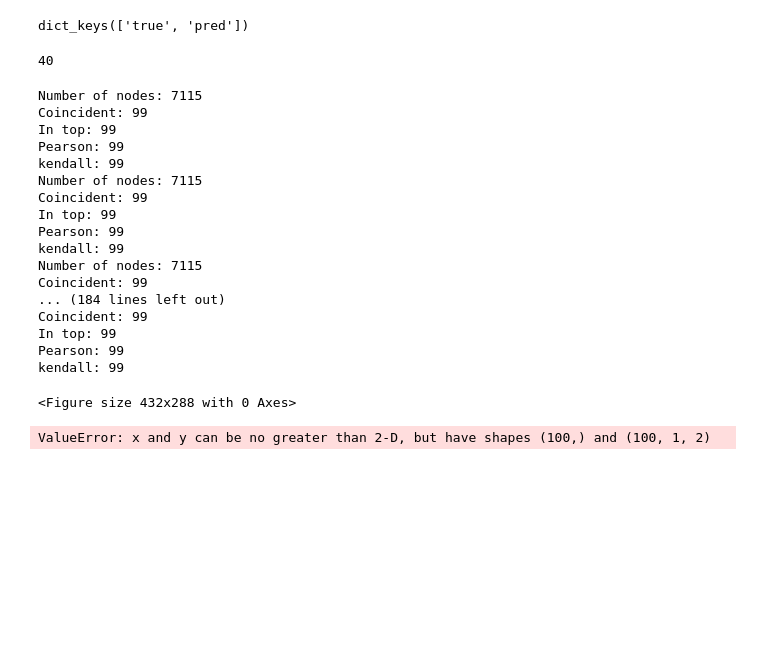
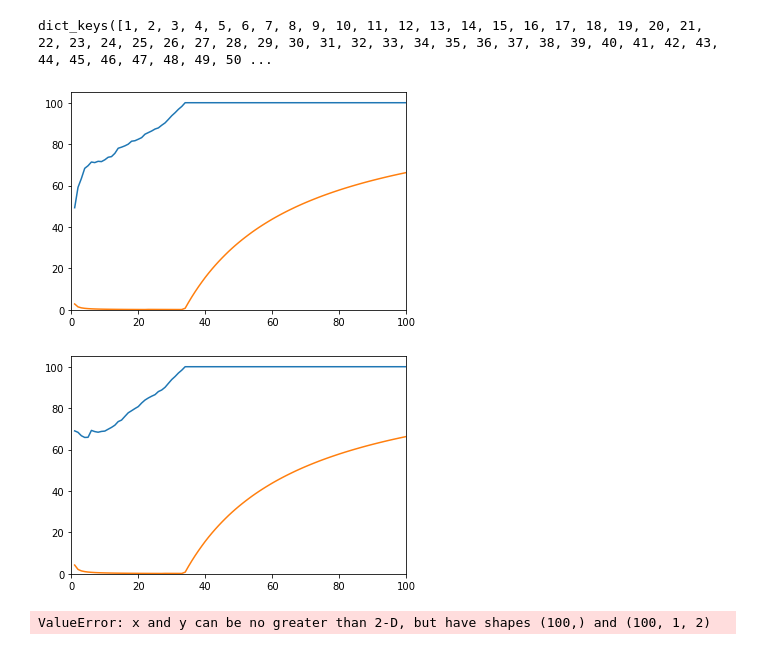
Before and after one commit to aitorsq/TFM---GNN_Ranking, a Jupyter notebook: custom/exp_8_1_accuracy_metrics.ipynb, the cells around one changed output. Cells and saved outputs as stored; diff of their text form; code cells hidden in the pictures; blank space fills up the shorter version.

```diff
--- a/custom/exp_8_1_accuracy_metrics.ipynb
+++ b/custom/exp_8_1_accuracy_metrics.ipynb
@@ -7,8 +136,9 @@ with open(f"LFR_real_performance.pickle",'rb') as f:
+# %%
+import pickle
+
+with open(f"metrics_lfr_sf_50_generated_graphs.pickle","rb") as fopen:
+    daux = pickle.load(fopen)
 # %%
-data['1-wiki-Vote_10000_size.pickle'].keys()
+daux['1-wiki-Vote']['SF']["equal"].keys()
 # %% [output]
-dict_keys(['true', 'pred'])
+dict_keys([1, 2, 3, 4, 5, 6, 7, 8, 9, 10, 11, 12, 13, 14, 15, 16, 17, 18, 19, 20, 21, 22, 23, 24, 25, 26, 27, 28, 29, 30, 31, 32, 33, 34, 35, 36, 37, 38, 39, 40, 41, 42, 43, 44, 45, 46, 47, 48, 49, 50 ...
-# %%
-len(data['1-wiki-Vote_10000_size.pickle']['pred'])
-# %% [output]
-40
@@ -82,44 +145,29 @@ nodes_sorted_true = sorted(range(n),reverse=True,key=lambda k: true[k])
-# %%
-M = []
-for p in data['1-wiki-Vote_10000_size.pickle']['pred']:
-    pred = p['train']['pred']
-#print(nodes_sorted_pred[:10])
-#print(nodes_sorted_true[:10])
-    M.append(metrics(pred,true))
-#print(sorted(true,reverse=True)[-10:])
-# %% [output]
-Number of nodes: 7115
-Coincident: 99
-In top: 99
-Pearson: 99
-kendall: 99
-Number of nodes: 7115
-Coincident: 99
-In top: 99
-Pearson: 99
-kendall: 99
-Number of nodes: 7115
-Coincident: 99
-... (184 lines left out)
-Coincident: 99
-In top: 99
-Pearson: 99
-kendall: 99
 # %%
 import matplotlib.pyplot as plt
-for idx,m in enumerate(M):
 
-    for metric in ['in_top','equal']:
 
-        xs = [j for j in m[metric].keys()]
-        ys = [m[metric][j] for j in xs]
-        plt.plot(xs,ys)
+for metric in ['in_top','equal']:
+
+    xs = [j for j in daux['1-wiki-Vote']['SF'][metric].keys()]
+    ys = [daux['1-wiki-Vote']['SF'][metric][j] for j in xs]
+    plt.plot(xs,ys)
     plt.ylim(0,105)
     plt.xlim(0,100)
-    plt.savefig(f"plots/{idx}_plot.png")
-    plt.clf()
+
+plt.show()
+
+for metric in ['in_top','equal']:
+
+    xs = [j for j in daux['1-wiki-Vote']['LFR'][metric].keys()]
+    ys = [daux['1-wiki-Vote']['LFR'][metric][j] for j in xs]
+    plt.plot(xs,ys)
+    plt.ylim(0,105)
+    plt.xlim(0,100)
+
+plt.show()
 # %% [output]
-<Figure size 432x288 with 0 Axes>
+[figure, added]
+[figure, added]
 # %%
 import matplotlib.pyplot as plt
 
```
Also changed, not shown: parts of 9 cells of this notebook, 41 other files.
